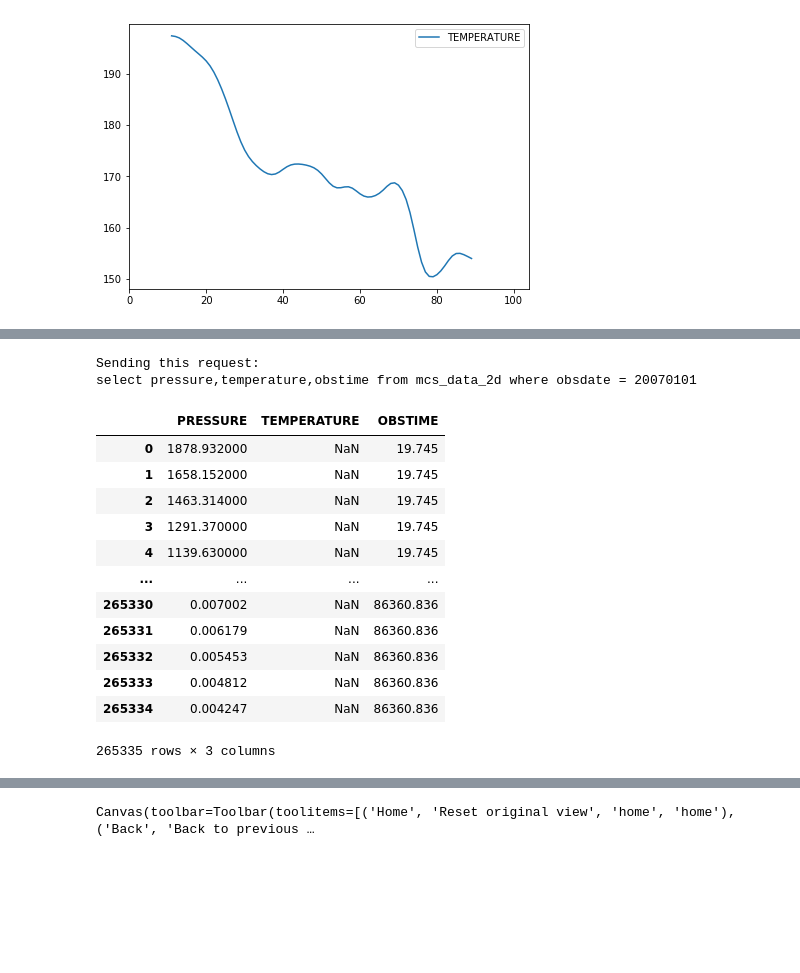
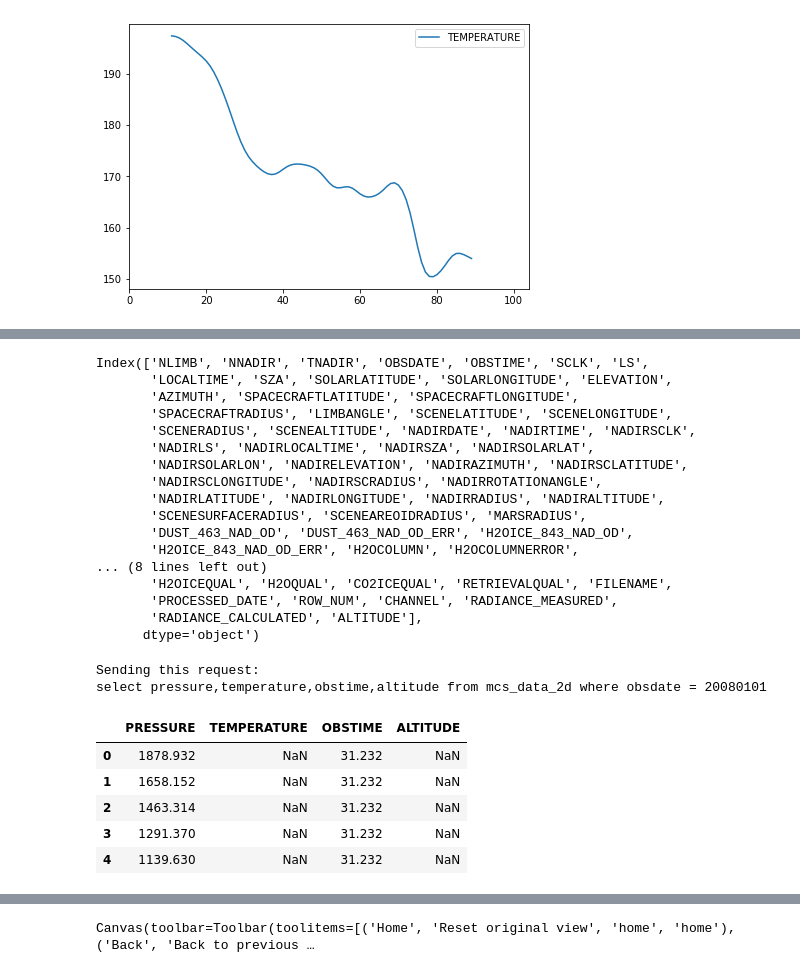
Before and after one commit to michaelaye/pymcs, a Jupyter notebook: notebooks/oracle_interface.ipynb, the cells around one changed output, grey strips where cells are left out. Saved outputs shown, nothing was run; the diff lists cells and outputs as text; code cells hidden in the pictures; blank space fills up the shorter version.

```diff
--- a/notebooks/oracle_interface.ipynb
+++ b/notebooks/oracle_interface.ipynb
@@ -42,18 +96,32 @@ Index(['NLIMB', 'NNADIR', 'TNADIR', 'OBSDATE', 'OBSTIME', 'SCLK', 'LS',
+# %%
+db.nadir_columns
+# %% [output]
+Index(['NLIMB', 'NNADIR', 'TNADIR', 'OBSDATE', 'OBSTIME', 'SCLK', 'LS',
+       'LOCALTIME', 'SZA', 'SOLARLATITUDE', 'SOLARLONGITUDE', 'ELEVATION',
+       'AZIMUTH', 'SPACECRAFTLATITUDE', 'SPACECRAFTLONGITUDE',
+       'SPACECRAFTRADIUS', 'LIMBANGLE', 'SCENELATITUDE', 'SCENELONGITUDE',
+       'SCENERADIUS', 'SCENEALTITUDE', 'NADIRDATE', 'NADIRTIME', 'NADIRSCLK',
+       'NADIRLS', 'NADIRLOCALTIME', 'NADIRSZA', 'NADIRSOLARLAT',
+       'NADIRSOLARLON', 'NADIRELEVATION', 'NADIRAZIMUTH', 'NADIRSCLATITUDE',
+       'NADIRSCLONGITUDE', 'NADIRSCRADIUS', 'NADIRROTATIONANGLE',
+       'NADIRLATITUDE', 'NADIRLONGITUDE', 'NADIRRADIUS', 'NADIRALTITUDE',
+       'SCENESURFACERADIUS', 'SCENEAREOIDRADIUS', 'MARSRADIUS',
+       'DUST_463_NAD_OD', 'DUST_463_NAD_OD_ERR', 'H2OICE_843_NAD_OD',
+       'H2OICE_843_NAD_OD_ERR', 'H2OCOLUMN', 'H2OCOLUMNERROR',
+... (8 lines left out)
+       'H2OICEQUAL', 'H2OQUAL', 'CO2ICEQUAL', 'RETRIEVALQUAL', 'FILENAME',
+       'PROCESSED_DATE', 'ROW_NUM', 'CHANNEL', 'RADIANCE_MEASURED',
+       'RADIANCE_CALCULATED', 'ALTITUDE'],
+      dtype='object')
 # %%
-db.get_cols_by_date(["pressure", "temperature", "obstime"], "20070101")
+df = db.get_cols_by_date(["pressure", "temperature", "obstime", "altitude"], "20080101")
+df.head()
 # %% [output]
 Sending this request:
-select pressure,temperature,obstime from mcs_data_2d where obsdate = 20070101
+select pressure,temperature,obstime,altitude from mcs_data_2d where obsdate = 20080101
-|  | PRESSURE | TEMPERATURE | OBSTIME |
-| 0 | 1878.932000 | NaN | 19.745 |
-| 1 | 1658.152000 | NaN | 19.745 |
-| 2 | 1463.314000 | NaN | 19.745 |
-| 3 | 1291.370000 | NaN | 19.745 |
-| 4 | 1139.630000 | NaN | 19.745 |
-| ... | ... | ... | ... |
-| 265330 | 0.007002 | NaN | 86360.836 |
-| 265331 | 0.006179 | NaN | 86360.836 |
-| 265332 | 0.005453 | NaN | 86360.836 |
-| 265333 | 0.004812 | NaN | 86360.836 |
-| 265334 | 0.004247 | NaN | 86360.836 |
+|  | PRESSURE | TEMPERATURE | OBSTIME | ALTITUDE |
+| 0 | 1878.932 | NaN | 31.232 | NaN |
+| 1 | 1658.152 | NaN | 31.232 | NaN |
+| 2 | 1463.314 | NaN | 31.232 | NaN |
+| 3 | 1291.370 | NaN | 31.232 | NaN |
+| 4 | 1139.630 | NaN | 31.232 | NaN |
-265335 rows × 3 columns
```
Also changed, not shown: parts of 18 cells of this notebook, 1 other file.
